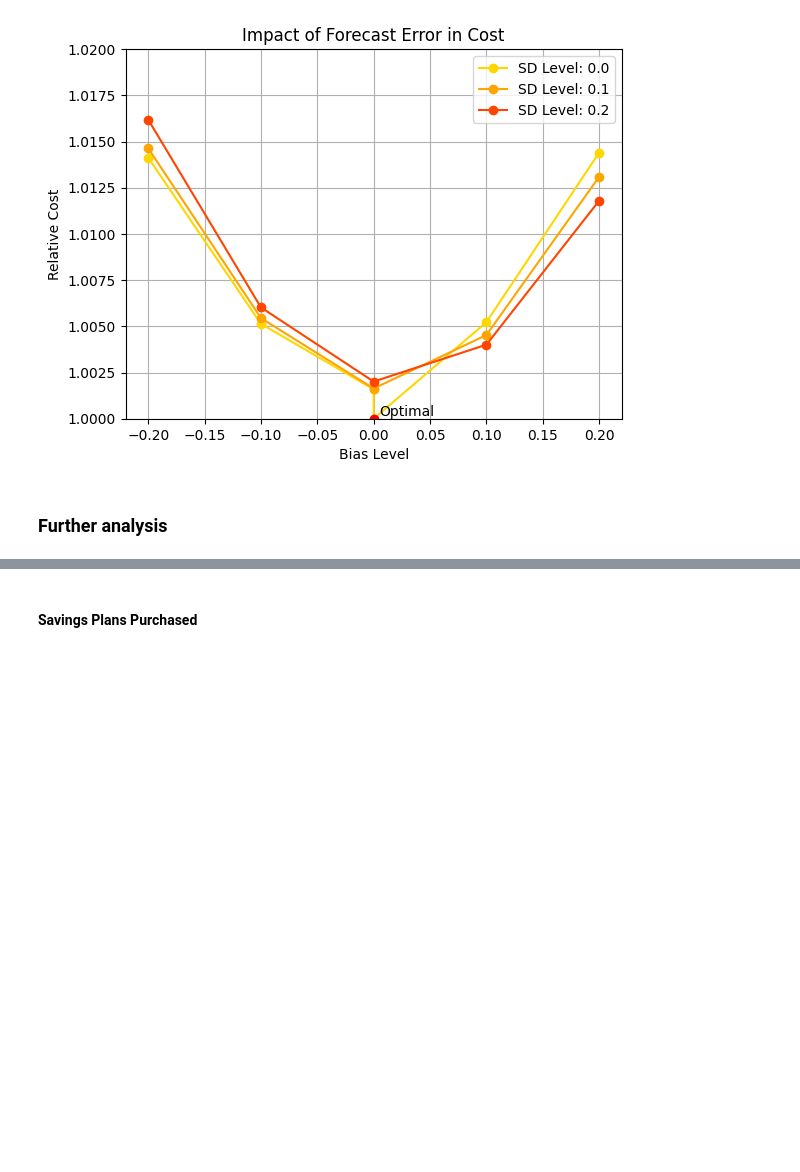
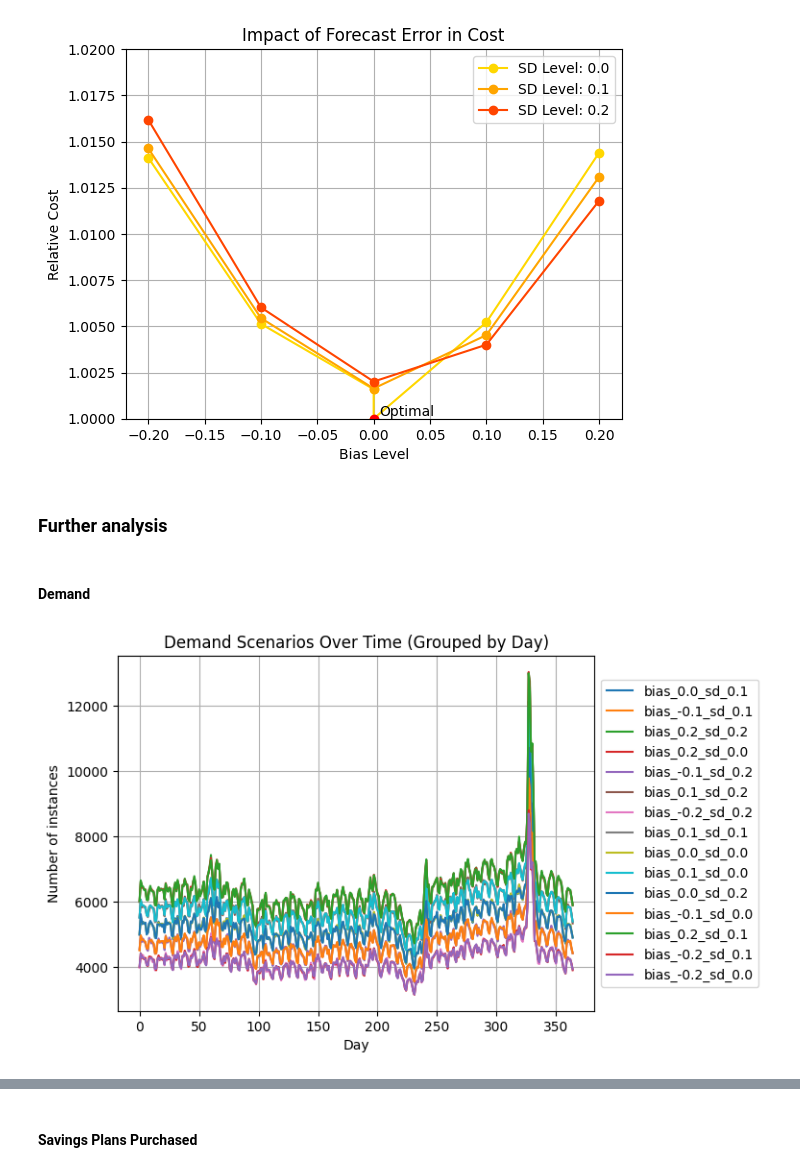
Before and after one commit to ufcg-lsd/forecast_error_cap_planning, a Jupyter notebook: src/result_analysis/plots.ipynb, the cells around one changed output, grey strips where cells are left out. Saved outputs shown, nothing was run; the diff lists cells and outputs as text; code cells hidden in the pictures; blank space fills up the shorter version.

```diff
--- a/src/result_analysis/plots.ipynb
+++ b/src/result_analysis/plots.ipynb
@@ -123,3 +168,23 @@ plt.show()
 [figure]
 # %% [markdown]
 ### Further analysis
+# %% [markdown]
+#### Demand
+# %%
+demand_path = 'output/demand'
+for demand_file in os.listdir(demand_path):
+    demand_file_path = os.path.join(demand_path, demand_file)
+    demand_df = pd.read_csv(demand_file_path)
+    # Agrupa a cada 24 linhas, tirando a média
+    demand_df_grouped = demand_df.groupby(demand_df.index // 24).mean(numeric_only=True)
+    legend_alias = demand_file.replace("demand_", "").replace(".csv", "")
+    plt.plot(demand_df_grouped.index, demand_df_grouped['num_instances'], label=legend_alias)
+
+plt.xlabel('Day')
+plt.ylabel('Number of instances')
+plt.title('Demand Scenarios Over Time (Grouped by Day)')
+plt.legend(loc='center left', bbox_to_anchor=(1, 0.5))  # legend outside
+plt.grid(True)
+plt.show()
+# %% [output]
+[figure, added]
```
Also changed, not shown: parts of 44 cells of this notebook.
